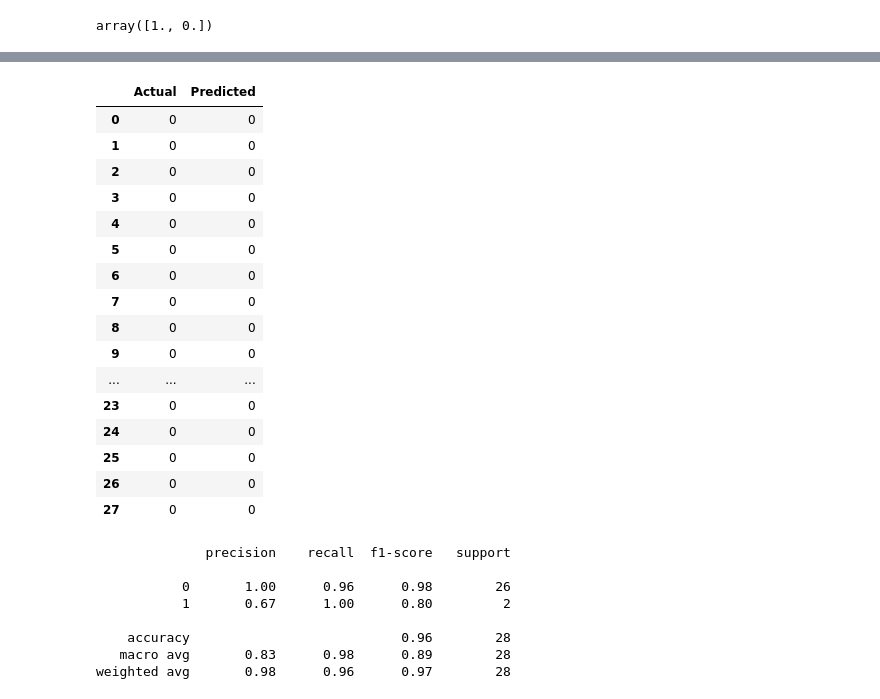
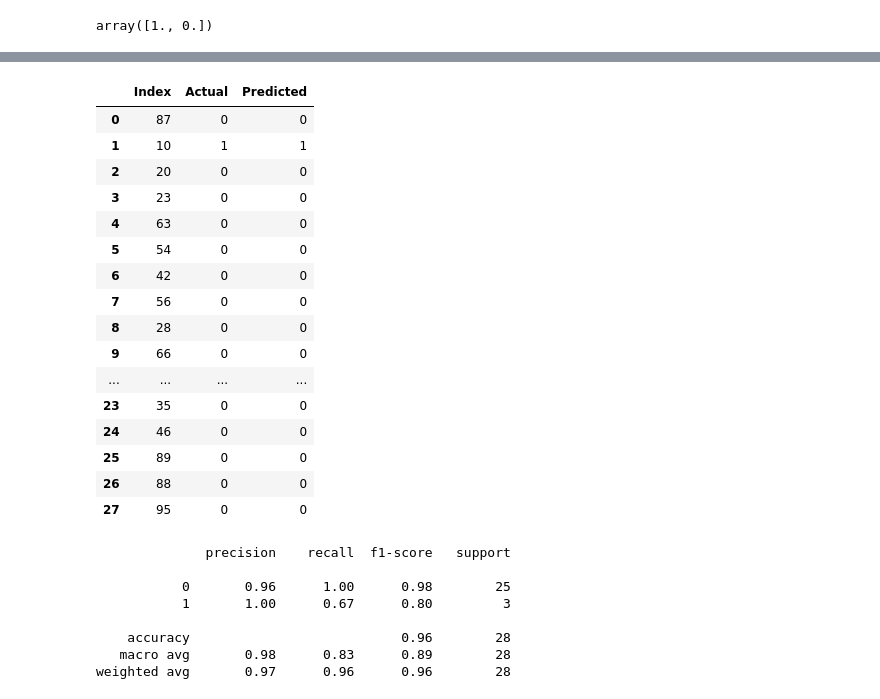
Before and after one commit to yfkok5/machine-learning-spotify, a Jupyter notebook: 04 spotify_deep_neural.ipynb, the cells around one changed output, grey strips where cells are left out. Saved outputs shown, nothing was run; the diff lists cells and outputs as text; code cells hidden in the pictures.

```diff
--- a/04 spotify_deep_neural.ipynb
+++ b/04 spotify_deep_neural.ipynb
@@ -136,30 +140,33 @@ Normal Neural Network - Loss: 0.21420380473136902, Accuracy: 0.9642857313156128
 # %%
 # Make some predictions with the loaded model
 predicted = model.predict(X_test_scaled)
 predicted = enc.inverse_transform(predicted).flatten().tolist()
+
 results = pd.DataFrame({
+    "Index": y_test.index.values,
     "Actual": y_test.target.values,
     "Predicted": predicted
 })
+
 results.head(100)
 # %% [output]
-|  | Actual | Predicted |
-| 0 | 0 | 0 |
-| 1 | 0 | 0 |
-| 2 | 0 | 0 |
-| 3 | 0 | 0 |
-| 4 | 0 | 0 |
-| 5 | 0 | 0 |
-| 6 | 0 | 0 |
-| 7 | 0 | 0 |
-| 8 | 0 | 0 |
-| 9 | 0 | 0 |
-| ... | ... | ... |
-| 23 | 0 | 0 |
-| 24 | 0 | 0 |
-| 25 | 0 | 0 |
-| 26 | 0 | 0 |
-| 27 | 0 | 0 |
+|  | Index | Actual | Predicted |
+| 0 | 87 | 0 | 0 |
+| 1 | 10 | 1 | 1 |
+| 2 | 20 | 0 | 0 |
+| 3 | 23 | 0 | 0 |
+| 4 | 63 | 0 | 0 |
+| 5 | 54 | 0 | 0 |
+| 6 | 42 | 0 | 0 |
+| 7 | 56 | 0 | 0 |
+| 8 | 28 | 0 | 0 |
+| 9 | 66 | 0 | 0 |
+| ... | ... | ... | ... |
+| 23 | 35 | 0 | 0 |
+| 24 | 46 | 0 | 0 |
+| 25 | 89 | 0 | 0 |
+| 26 | 88 | 0 | 0 |
+| 27 | 95 | 0 | 0 |
 # %%
 # Print the Classification Report
 from sklearn.metrics import classification_report
@@ -167,9 +174,9 @@ print(classification_report(results.Actual, results.Predicted))
 # %% [output]
               precision    recall  f1-score   support
 
-           0       1.00      0.96      0.98        26
-           1       0.67      1.00      0.80         2
+           0       0.96      1.00      0.98        25
+           1       1.00      0.67      0.80         3
 
     accuracy                           0.96        28
-   macro avg       0.83      0.98      0.89        28
-weighted avg       0.98      0.96      0.97        28
+   macro avg       0.98      0.83      0.89        28
+weighted avg       0.97      0.96      0.96        28
```
Also changed, not shown: parts of 5 cells of this notebook.
